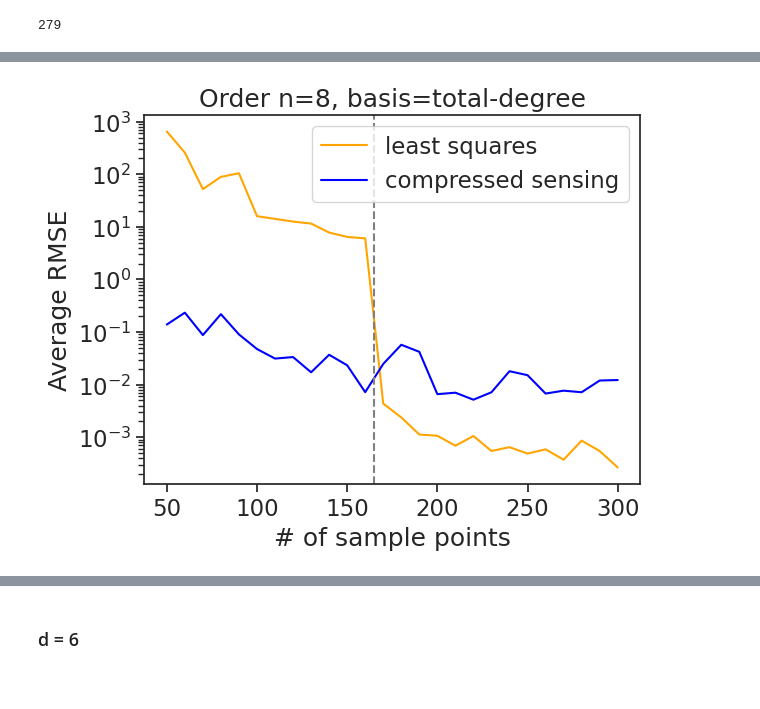
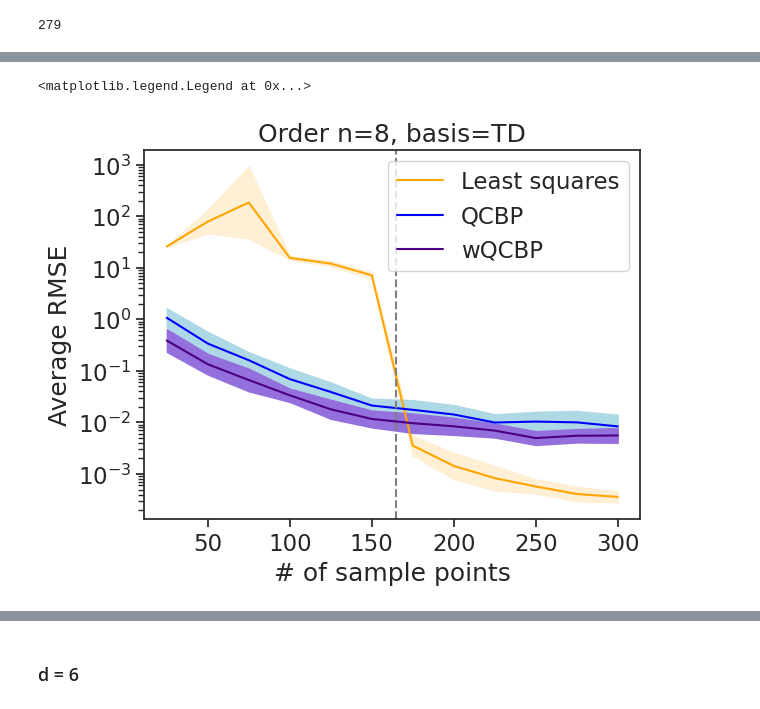
Before and after one commit to k-yoan/surrogate_graph_diffusion, a Jupyter notebook: poly_approximation.ipynb, the cells around one changed output, grey strips where cells are left out. Drawn from its saved outputs; the diff is of its cells as text; code cells hidden in the pictures.

```diff
--- a/poly_approximation.ipynb
+++ b/poly_approximation.ipynb
@@ -366,7 +437,15 @@ def conv_varcoefs(x, method, dim=3, simuls=5, basis='total-order', ord=4, verbos
+# %%
+def get_mu(y, N_trial):
+  return 1/N_trial * np.sum(np.log10(y), axis=1)
+
+def get_sig(y, mu, N_trial):
+  return np.sqrt(1/(N_trial - 1) * np.sum((np.log10(y) - np.repeat(mu.reshape(mu.shape[0],1), y.shape[1], axis=1))**2, axis=1))
 # %% [markdown]
 # Polynomial approximation
 # %% [markdown]
 ## Average RMSE vs. number of samples
+# %%
+folder_experiments = '/content/drive/My Drive/graph_surrogate_data/'
 # %% [markdown]
 ### d = 3
 # %%
@@ -413,15 +524,47 @@ WARNING: Method not declared.
-# %%
-cutoff = 26
-
-plt.plot(nb_samples[:cutoff], y_ls[:cutoff], 'orange', label='least squares')
-plt.plot(nb_samples[:cutoff], y_cs[:cutoff], 'blue', label='compressed sensing')
-plt.axvline(x=cardinality, color='grey', linestyle='--')
-plt.yscale('log')
-plt.xlabel('# of sample points')
-plt.ylabel('Average RMSE')
-plt.title('Order n={}, basis={}'.format(str(order), name_basis))
-plt.legend()
-plt.show()
-# %% [output]
-[figure, removed]
+# %%
+### Convergence plot of average RMSE vs. nb of samples, w/ TD index set
+
+d = 3  # dimension
+
+basis = 'total-order'
+name_basis = 'TD'
+order = 8
+cardinality = eq.basis.Basis(basis, orders=[order for _ in range(d)]).get_cardinality()  # 165
+start, end, step = 25, 325, 25
+nb_samples = [i for i in range(start, end, step)]
+
+y_ls = np.loadtxt(folder_experiments + 'ED_d{}n{}{}_{}-{}-{}_LS_k5.txt'.format(d, order, name_basis, start, end, step))
+y_cs = np.loadtxt(folder_experiments + 'ED_d{}n{}{}_{}-{}-{}_QCBP_k5.txt'.format(d, order, name_basis, start, end, step))
+y_wcs = np.loadtxt(folder_experiments + 'ED_d{}n{}{}_{}-{}-{}_wQCBP_k5.txt'.format(d, order, name_basis, start, end, step))
+
+N_ls = y_ls.shape[1]
+N_cs = y_ls.shape[1]
+N_wcs = y_ls.shape[1]
+
+mu_ls = get_mu(y_ls, N_ls)
+sig_ls = get_sig(y_ls, mu_ls, N_ls)
+
+mu_cs = get_mu(y_cs, N_cs)
+sig_cs = get_sig(y_cs, mu_cs, N_cs)
+
+mu_wcs = get_mu(y_wcs, N_wcs)
+sig_wcs = get_sig(y_wcs, mu_wcs, N_wcs)
+
+
+fig, ax = plt.subplots()
+ax.plot(nb_samples, 10**mu_ls, 'orange', label='Least squares')
+ax.plot(nb_samples, 10**mu_cs, 'blue', label='QCBP')
+ax.plot(nb_samples, 10**mu_wcs, 'indigo', label='wQCBP')
+ax.fill_between(nb_samples, 10**(mu_ls - sig_ls), 10**(mu_ls + sig_ls), color='papayawhip')
+ax.fill_between(nb_samples, 10**(mu_cs - sig_cs), 10**(mu_cs + sig_cs), color='lightblue')
+ax.fill_between(nb_samples, 10**(mu_wcs - sig_wcs), 10**(mu_wcs + sig_wcs), color='mediumpurple')
+ax.axvline(x=cardinality, color='grey', linestyle='--')
+ax.set_yscale('log')
+ax.set_xlabel('# of sample points')
+ax.set_ylabel('Average RMSE')
+ax.set_title('Order n={}, basis={}'.format(str(order), name_basis))
+ax.legend()
+# %% [output]
+<matplotlib.legend.Legend at 0x...>
+[figure, added]
 # %%
```
Also changed, not shown: parts of 32 cells of this notebook.
